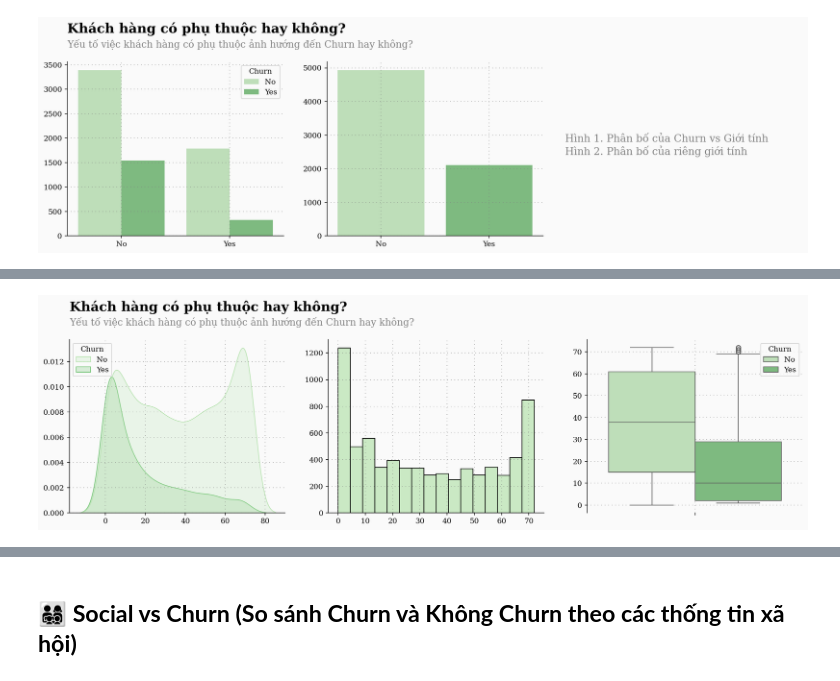
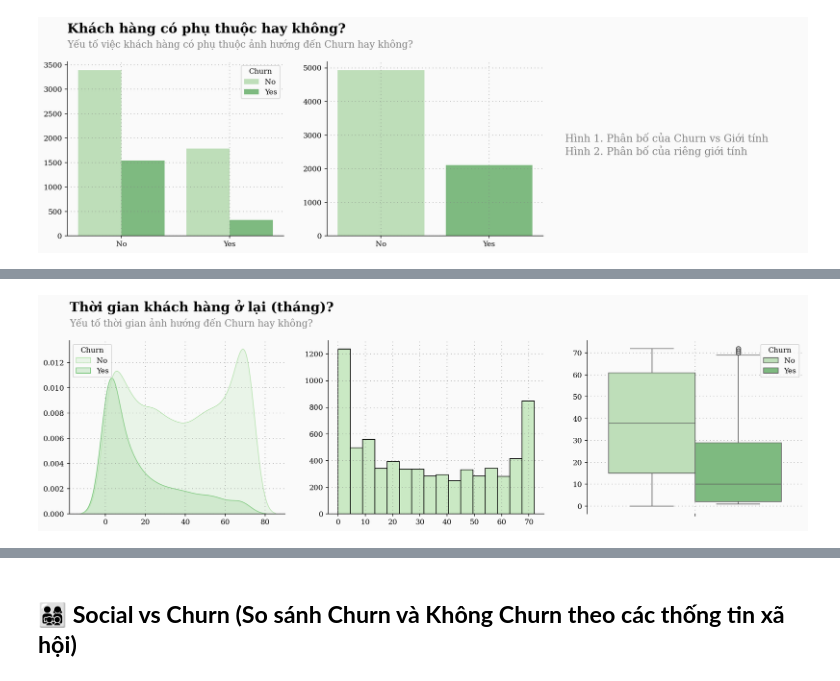
Before and after one commit to TienNguyen0712/customer-churn-data-mining, a Jupyter notebook: notebooks/02_eda.ipynb, the cells around one changed output, grey strips where cells are left out. Saved outputs shown, nothing was run; the diff lists cells and outputs as text; code cells hidden in the pictures.

```diff
--- a/notebooks/02_eda.ipynb
+++ b/notebooks/02_eda.ipynb
@@ -312,33 +326,33 @@ for s in ["right", "top", "bottom"]:
 
 sns.kdeplot(ax=ax0, x=telco_personals['tenure'], hue=telco['Churn'], palette=palette, shade=True)
 sns.histplot(ax=ax1, x=telco_personals['tenure'], color='#bae4b3')
 sns.boxplot(ax=ax2, y=telco_personals['tenure'],hue=telco['Churn'], palette=palette)
 
 
 
 Xstart, Xend = ax0.get_xlim()
 Ystart, Yend = ax0.get_ylim()
 
 ax0.set_ylim([0,Yend])
-ax0.text(Xstart,Yend+(Yend*0.15), "Khách hàng có phụ thuộc hay không?", fontsize=18, ha="left", va="bottom", weight="bold")
-ax0.text(Xstart,Yend+(Yend*0.13), "Yếu tố việc khách hàng có phụ thuộc ảnh hướng đến Churn hay không?", color="gray",
+ax0.text(Xstart,Yend+(Yend*0.15), "Thời gian khách hàng ở lại (tháng)?", fontsize=18, ha="left", va="bottom", weight="bold")
+ax0.text(Xstart,Yend+(Yend*0.13), "Yếu tố thời gian ảnh hướng đến Churn hay không?", color="gray",
 fontsize=13, ha="left", va="top")
 
 ax0.set_xlabel("")
 ax0.set_ylabel("")
 ax1.set_xlabel("")
 ax1.set_ylabel("")
 ax2.set_xlabel("")
 ax2.set_ylabel("")
 
 
 ax0.grid(which='major', axis='x', zorder=0, color='gray', linestyle=':', dashes=(1,5))
 ax0.grid(color='gray', linestyle=':', axis='y', zorder=0,  dashes=(1,5))
 ax1.grid(which='major', axis='x', zorder=0, color='gray', linestyle=':', dashes=(1,5))
 ax1.grid(color='gray', linestyle=':', axis='y', zorder=0,  dashes=(1,5))
 ax2.grid(which='major', axis='x', zorder=0, color='gray', linestyle=':', dashes=(1,5))
 ax2.grid(color='gray', linestyle=':', axis='y', zorder=0,  dashes=(1,5))
 
 plt.show()
 # %% [output]
-[figure, old version]
+[figure, new version]
```
Also changed, not shown: parts of 4 cells of this notebook.
